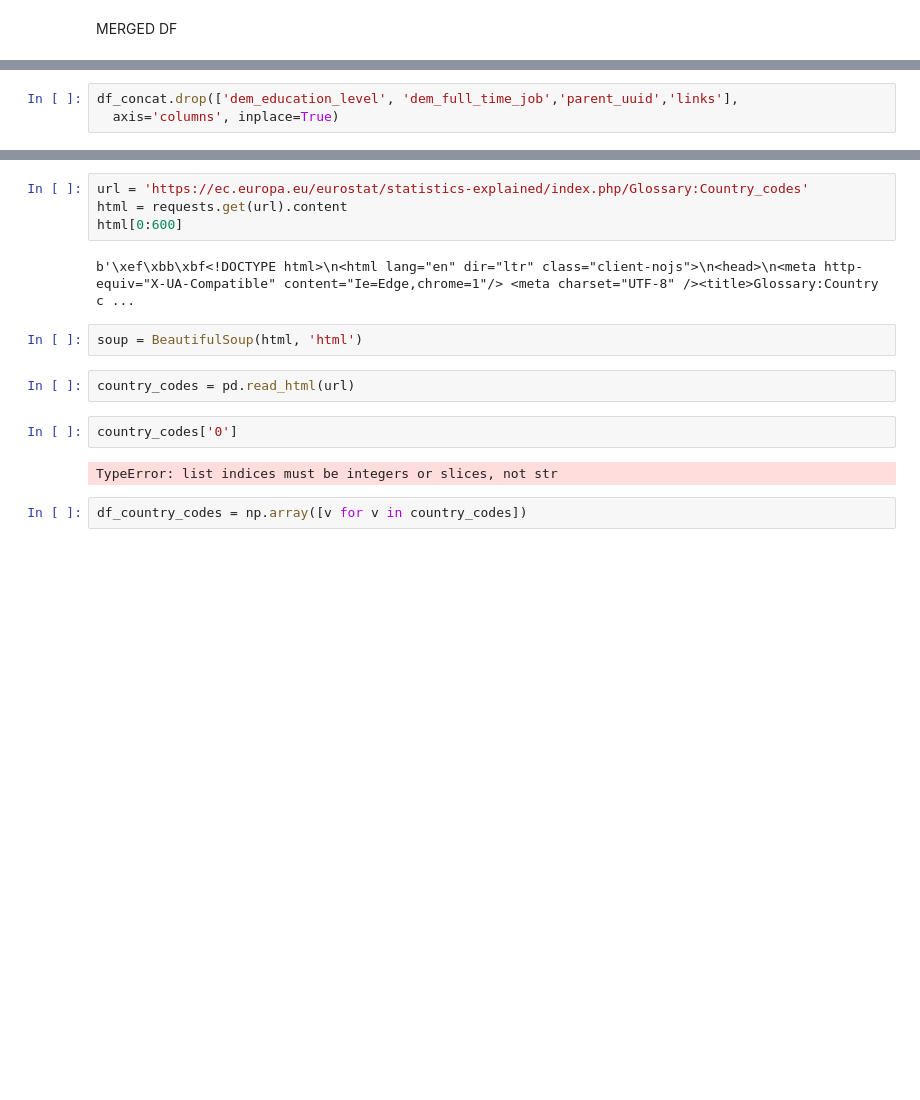
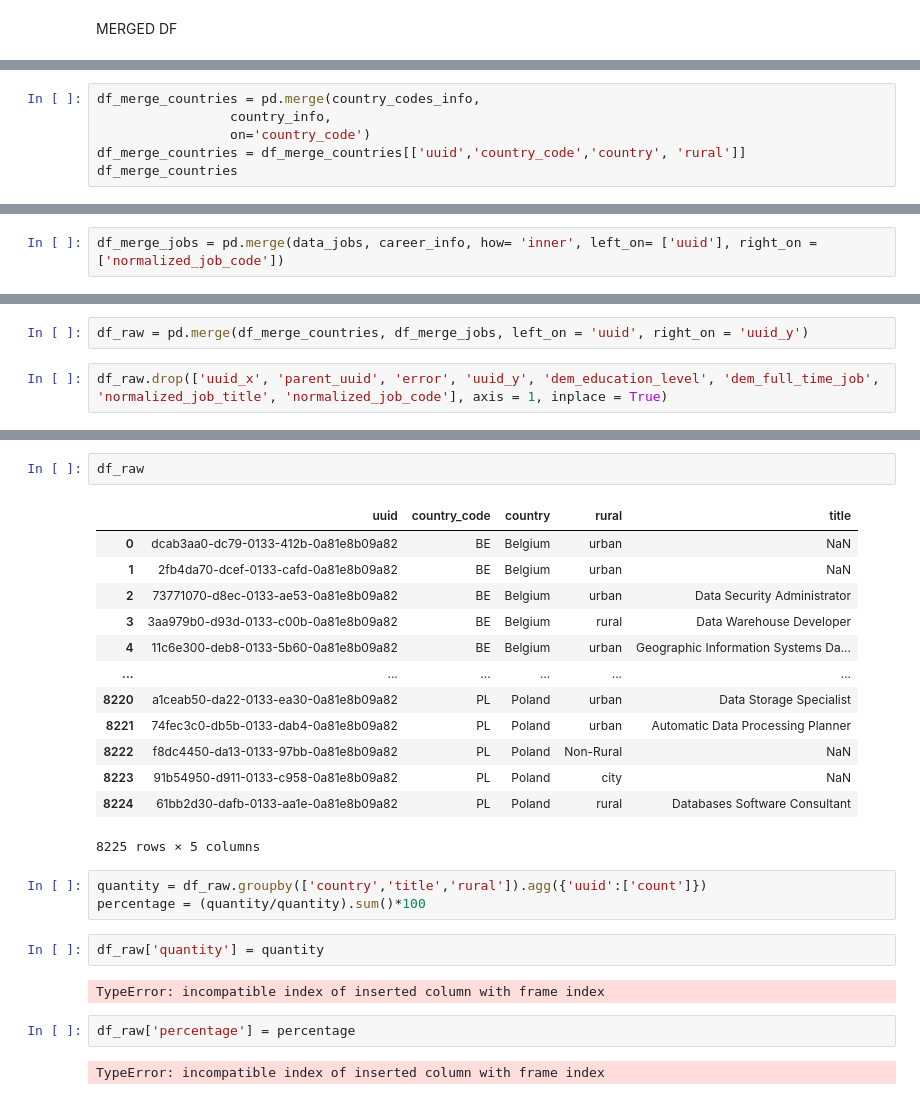
Before and after one commit to jvazquezgalvezlp/data_project_template, a Jupyter notebook: Project.ipynb, the cells around one changed output, grey strips where cells are left out. Saved outputs shown, nothing was run; the diff lists cells and outputs as text; blank space fills up the shorter version.

```diff
--- a/Project.ipynb
+++ b/Project.ipynb
@@ -83,0 +122,6 @@ df_concat = pd.concat([country_info, career_info, job_info], ignore_index=True)
+# %%
+df_merge_countries = pd.merge(country_codes_info,
+                 country_info,
+                 on='country_code')
+df_merge_countries = df_merge_countries[['uuid','country_code','country', 'rural']]
+df_merge_countries
@@ -92,0 +157,2 @@ df_concat.head()
+# %%
+df_merge_jobs = pd.merge(data_jobs, career_info, how= 'inner', left_on= ['uuid'], right_on = ['normalized_job_code'])
@@ -93,3 +168,4 @@ df_concat.head()
+# %%
+df_raw = pd.merge(df_merge_countries, df_merge_jobs, left_on = 'uuid', right_on = 'uuid_y')
 # %%
-df_concat.drop(['dem_education_level', 'dem_full_time_job','parent_uuid','links'],
-  axis='columns', inplace=True)
+df_raw.drop(['uuid_x', 'parent_uuid', 'error', 'uuid_y', 'dem_education_level', 'dem_full_time_job', 'normalized_job_title', 'normalized_job_code'], axis = 1, inplace = True)
@@ -135,16 +172,27 @@ Web sacrapping
-# %%
-url = 'https://ec.europa.eu/eurostat/statistics-explained/index.php/Glossary:Country_codes'
-html = requests.get(url).content
-html[0:600]
-# %% [output]
-b'\xef\xbb\xbf<!DOCTYPE html>\n<html lang="en" dir="ltr" class="client-nojs">\n<head>\n<meta http-equiv="X-UA-Compatible" content="Ie=Edge,chrome=1"/> <meta charset="UTF-8" /><title>Glossary:Country c ...
-# %%
-soup = BeautifulSoup(html, 'html')
-# %%
-country_codes = pd.read_html(url)
-# %%
-country_codes['0']
-# %% [output]
-TypeError: list indices must be integers or slices, not str
-# %%
-df_country_codes = np.array([v for v in country_codes])
+# %%
+df_raw
+# %% [output]
+|  | uuid | country_code | country | rural | title |
+| 0 | dcab3aa0-dc79-0133-412b-0a81e8b09a82 | BE | Belgium | urban | NaN |
+| 1 | 2fb4da70-dcef-0133-cafd-0a81e8b09a82 | BE | Belgium | urban | NaN |
+| 2 | 73771070-d8ec-0133-ae53-0a81e8b09a82 | BE | Belgium | urban | Data Security Administrator |
+| 3 | 3aa979b0-d93d-0133-c00b-0a81e8b09a82 | BE | Belgium | rural | Data Warehouse Developer |
+| 4 | 11c6e300-deb8-0133-5b60-0a81e8b09a82 | BE | Belgium | urban | Geographic Information Systems Da... |
+| ... | ... | ... | ... | ... | ... |
+| 8220 | a1ceab50-da22-0133-ea30-0a81e8b09a82 | PL | Poland | urban | Data Storage Specialist |
+| 8221 | 74fec3c0-db5b-0133-dab4-0a81e8b09a82 | PL | Poland | urban | Automatic Data Processing Planner |
+| 8222 | f8dc4450-da13-0133-97bb-0a81e8b09a82 | PL | Poland | Non-Rural | NaN |
+| 8223 | 91b54950-d911-0133-c958-0a81e8b09a82 | PL | Poland | city | NaN |
+| 8224 | 61bb2d30-dafb-0133-aa1e-0a81e8b09a82 | PL | Poland | rural | Databases Software Consultant |
+8225 rows × 5 columns
+# %%
+quantity = df_raw.groupby(['country','title','rural']).agg({'uuid':['count']})
+percentage = (quantity/quantity).sum()*100
+# %%
+df_raw['quantity'] = quantity
+# %% [output]
+TypeError: incompatible index of inserted column with frame index
+# %%
+df_raw['percentage'] = percentage
+# %% [output]
+TypeError: incompatible index of inserted column with frame index
```
Also changed, not shown: parts of 20 cells of this notebook.
